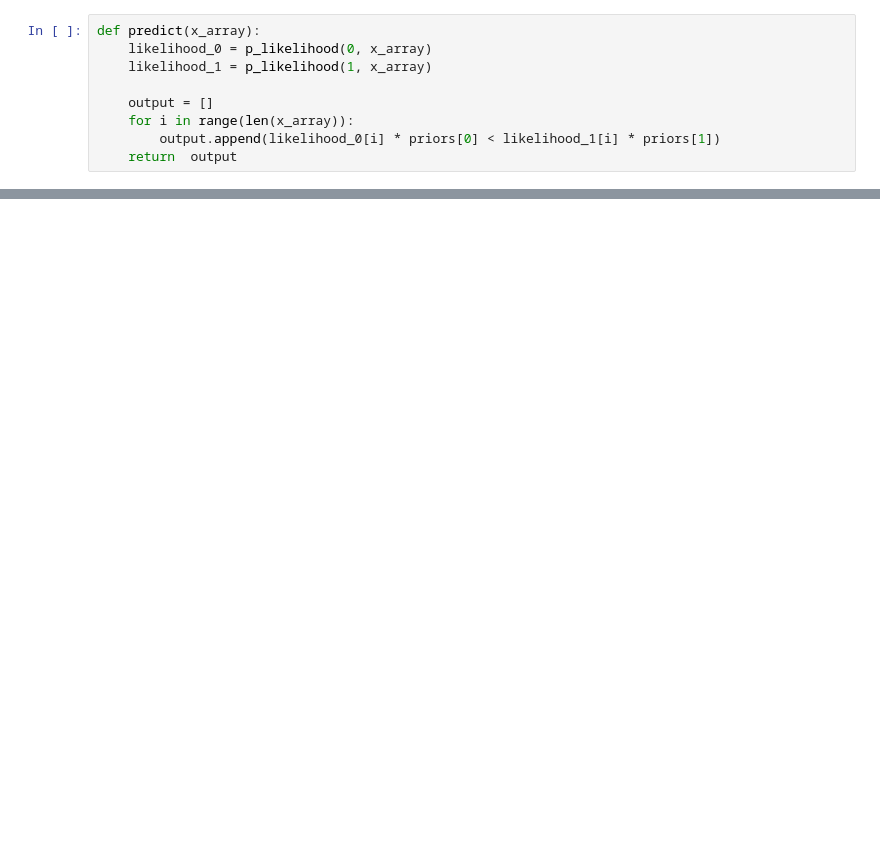
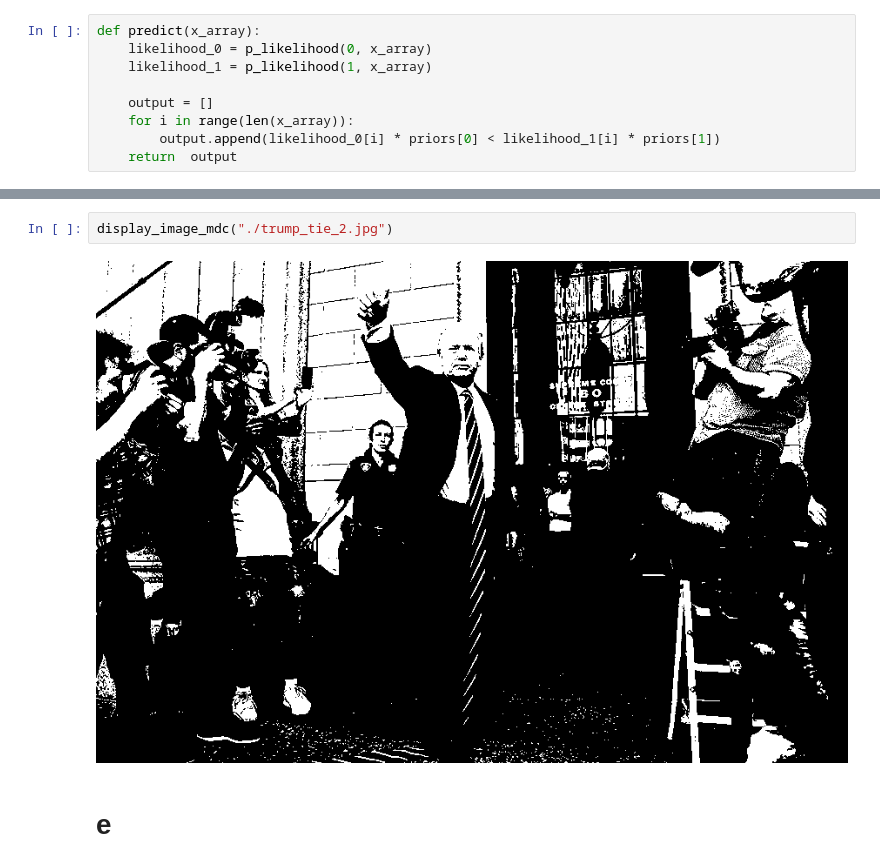
Before and after one commit to AUT-Student/SPR-HW2, a Jupyter notebook: P6/P6.ipynb, the cells around one changed output, grey strips where cells are left out. Drawn from its saved outputs; the diff is of its cells as text; blank space fills up the shorter version.

```diff
--- a/P6/P6.ipynb
+++ b/P6/P6.ipynb
@@ -165,0 +186,6 @@ display(img)
+# %%
+display_image_mdc("./trump_tie_2.jpg")
+# %% [output]
+[figure, added]
+# %% [markdown]
+# e
```
Also changed, not shown: parts of 34 cells of this notebook.
